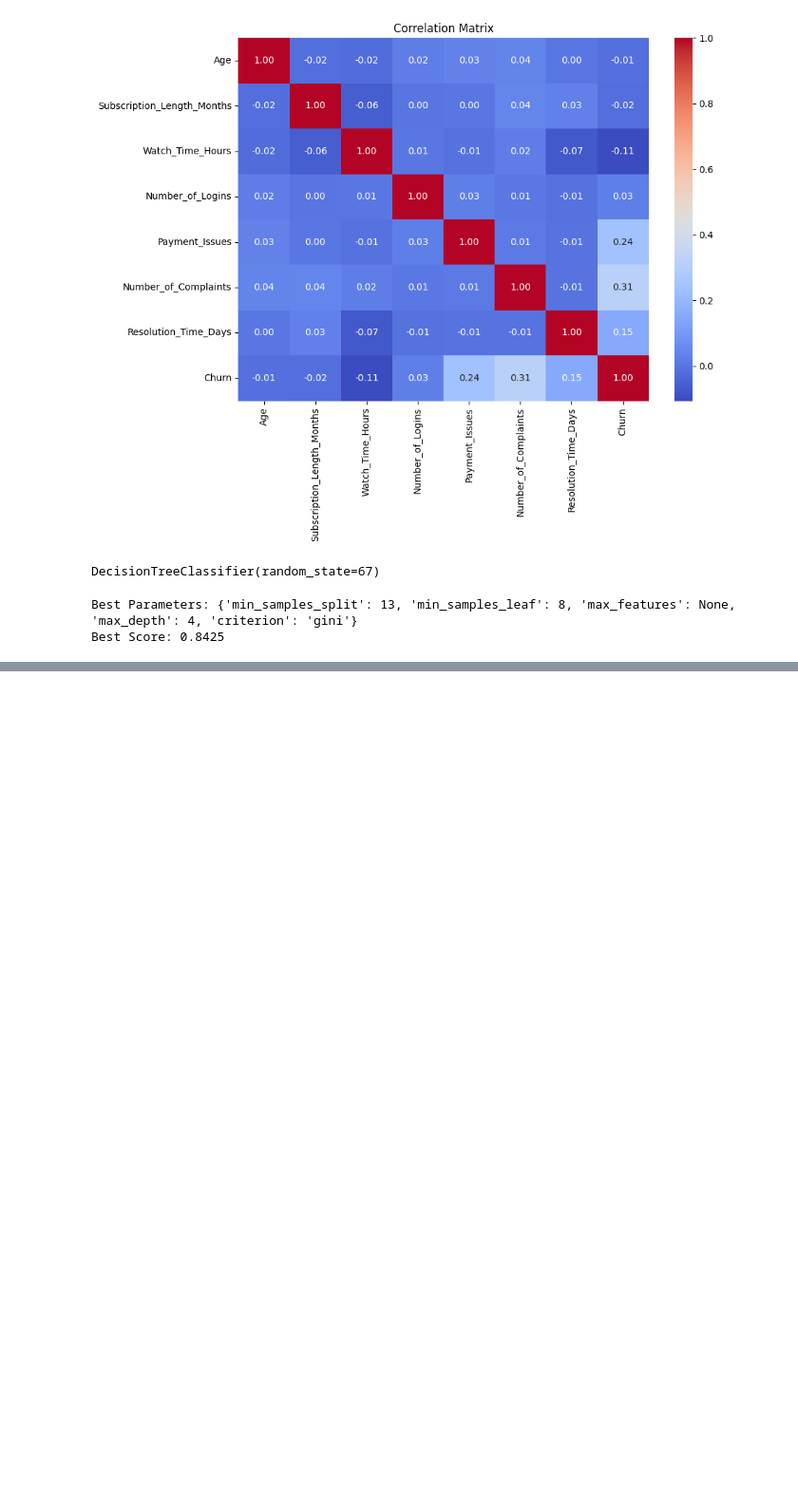
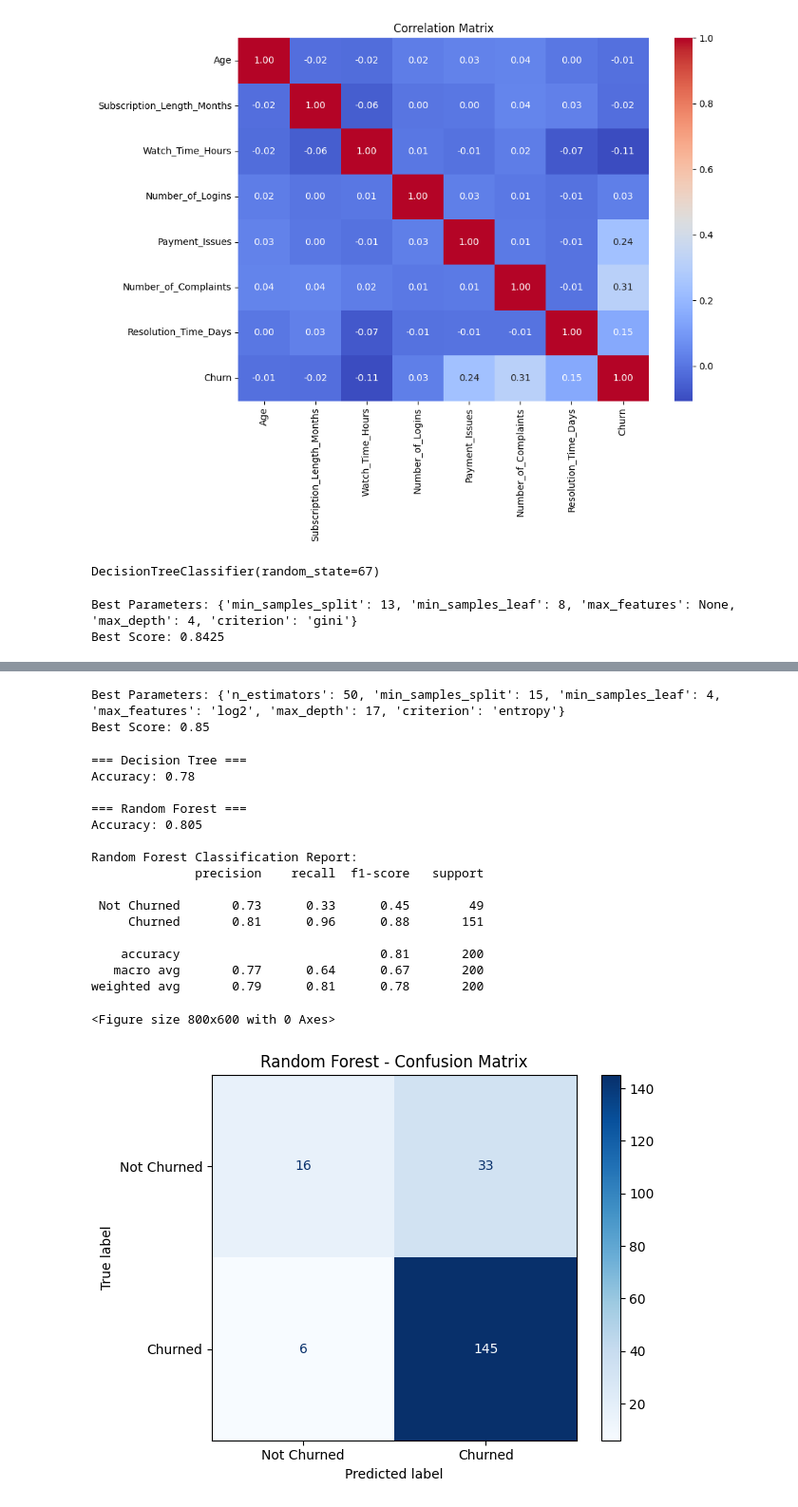
Before and after one commit to charbel30/soen-471, a Jupyter notebook: homework1.ipynb, the cells around one changed output, grey strips where cells are left out. Shown at 95% size. Drawn from its saved outputs; the diff is of its cells as text; code cells hidden in the pictures; blank space fills up the shorter version.

```diff
--- a/homework1.ipynb
+++ b/homework1.ipynb
@@ -179,0 +209,70 @@ plt.show()
+# %%
+# tune it with RandomizedSearchCV like we did before
+param_grid_rf = {
+    'n_estimators': [50, 100, 200, 300, 500],
+    'max_depth': list(range(2, 21)) + [None],
+    'min_samples_split': list(range(2, 21)),
+    'min_samples_leaf': list(range(1, 21)),
+    'max_features': ['sqrt', 'log2', None],
+    'criterion': ['gini', 'entropy']
+}
+
+random_search_rf = RandomizedSearchCV(
+    RandomForestClassifier(random_state=67),
+    param_grid_rf,
+    n_iter=150,
+    cv=5,
+    scoring='accuracy',
+    random_state= 67
+)
+
+random_search_rf.fit(X_train, y_train)
+
+print("Best Parameters:", random_search_rf.best_params_)
+print("Best Score:", random_search_rf.best_score_)
+
+best_rf = random_search_rf.best_estimator_
+# %% [output]
+Best Parameters: {'n_estimators': 50, 'min_samples_split': 15, 'min_samples_leaf': 4, 'max_features': 'log2', 'max_depth': 17, 'criterion': 'entropy'}
+Best Score: 0.85
+# %%
+y_pred_rf = best_rf.predict(X_test)
+
+# Accuracy
+print("=== Decision Tree ===")
+print("Accuracy:", accuracy_score(y_test, y_pred))
+
+print("\n=== Random Forest ===")
+print("Accuracy:", accuracy_score(y_test, y_pred_rf))
+
+# Classification Report
+print("\nRandom Forest Classification Report:")
+print(classification_report(y_test, y_pred_rf, target_names=['Not Churned', 'Churned']))
+
+# Confusion Matrix
+plt.figure(figsize=(8, 6))
+ConfusionMatrixDisplay.from_predictions(y_test, y_pred_rf, display_labels=['Not Churned', 'Churned'], cmap='Blues')
+plt.title('Random Forest - Confusion Matrix')
+plt.tight_layout()
+plt.show()
+# Random Forest outperformed the Decision Tree with 80.5% test accuracy vs 78%, and a smaller overfitting gap (4.5% vs 6.25%).
+#  Random Forest also  achieved 96% recall on churned customers, meaning it catches nearly all at-risk customers.
+# random forest reduces overfitting compared to decision tree.
+# %% [output]
+=== Decision Tree ===
+Accuracy: 0.78
+
+=== Random Forest ===
+Accuracy: 0.805
+
+Random Forest Classification Report:
+              precision    recall  f1-score   support
+
+ Not Churned       0.73      0.33      0.45        49
+     Churned       0.81      0.96      0.88       151
+
+    accuracy                           0.81       200
+   macro avg       0.77      0.64      0.67       200
+weighted avg       0.79      0.81      0.78       200
+<Figure size 800x600 with 0 Axes>
+[figure, added]
```
Also changed, not shown: parts of 10 cells of this notebook, 1 other file.
